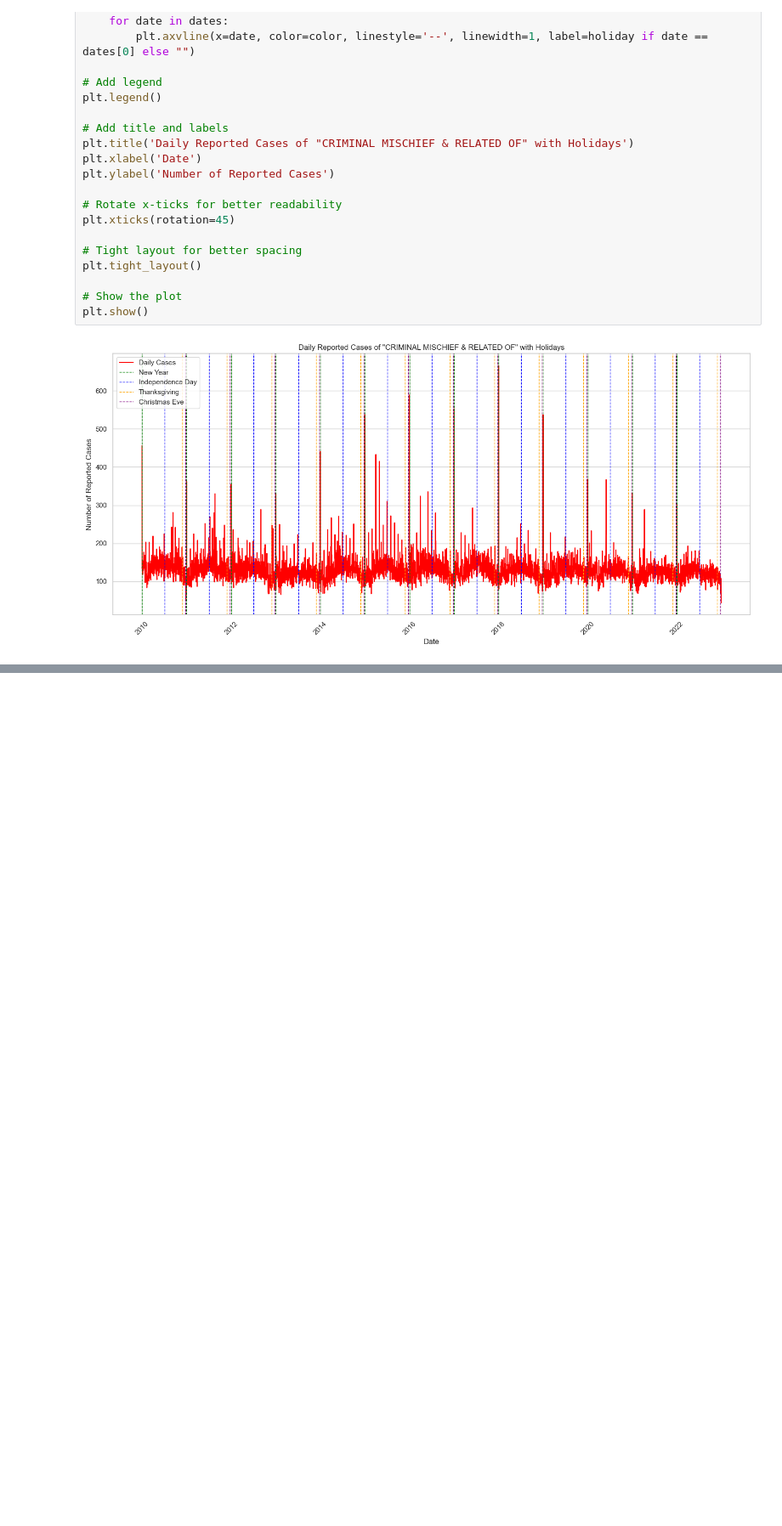
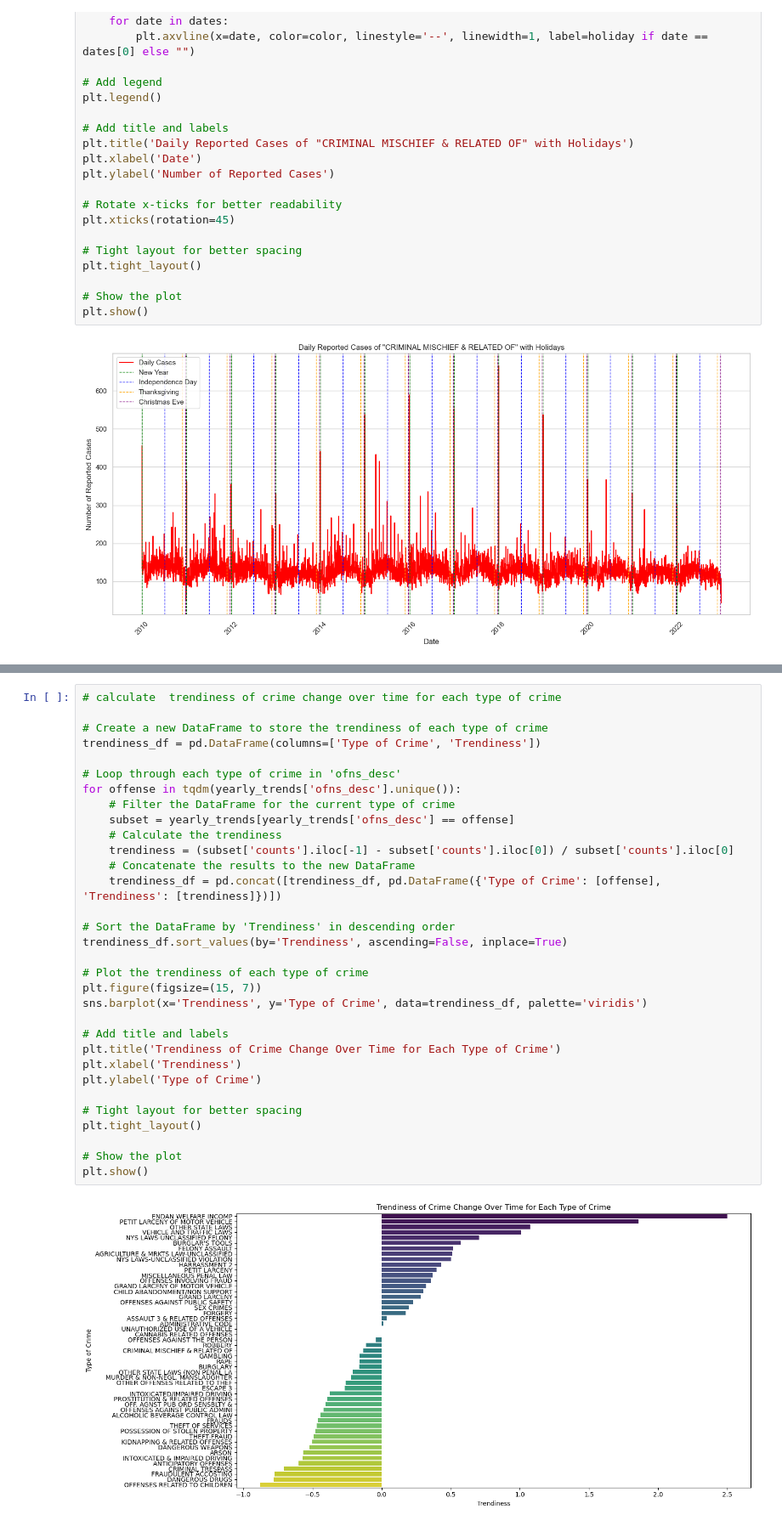
Before and after one commit to pjpeters13/project1, a Jupyter notebook: Data_Analysis/10_most_common_criminal_offenses.ipynb, the cells around one changed output, grey strips where cells are left out. Shown at 85% size. Drawn from its saved outputs; the diff is of its cells as text; blank space fills up the shorter version.

```diff
--- a/Data_Analysis/10_most_common_criminal_offenses.ipynb
+++ b/Data_Analysis/10_most_common_criminal_offenses.ipynb
@@ -258,0 +321,34 @@ plt.show()
+# %%
+# calculate  trendiness of crime change over time for each type of crime
+
+# Create a new DataFrame to store the trendiness of each type of crime
+trendiness_df = pd.DataFrame(columns=['Type of Crime', 'Trendiness'])
+
+# Loop through each type of crime in 'ofns_desc'
+for offense in tqdm(yearly_trends['ofns_desc'].unique()):
+    # Filter the DataFrame for the current type of crime
+    subset = yearly_trends[yearly_trends['ofns_desc'] == offense]
+    # Calculate the trendiness
+    trendiness = (subset['counts'].iloc[-1] - subset['counts'].iloc[0]) / subset['counts'].iloc[0]
+    # Concatenate the results to the new DataFrame
+    trendiness_df = pd.concat([trendiness_df, pd.DataFrame({'Type of Crime': [offense], 'Trendiness': [trendiness]})])
+
+# Sort the DataFrame by 'Trendiness' in descending order
+trendiness_df.sort_values(by='Trendiness', ascending=False, inplace=True)
+
+# Plot the trendiness of each type of crime
+plt.figure(figsize=(15, 7))
+sns.barplot(x='Trendiness', y='Type of Crime', data=trendiness_df, palette='viridis')
+
+# Add title and labels
+plt.title('Trendiness of Crime Change Over Time for Each Type of Crime')
+plt.xlabel('Trendiness')
+plt.ylabel('Type of Crime')
+
+# Tight layout for better spacing
+plt.tight_layout()
+
+# Show the plot
+plt.show()
+# %% [output]
+[figure, added]
```
Also changed, not shown: parts of 15 cells of this notebook.
